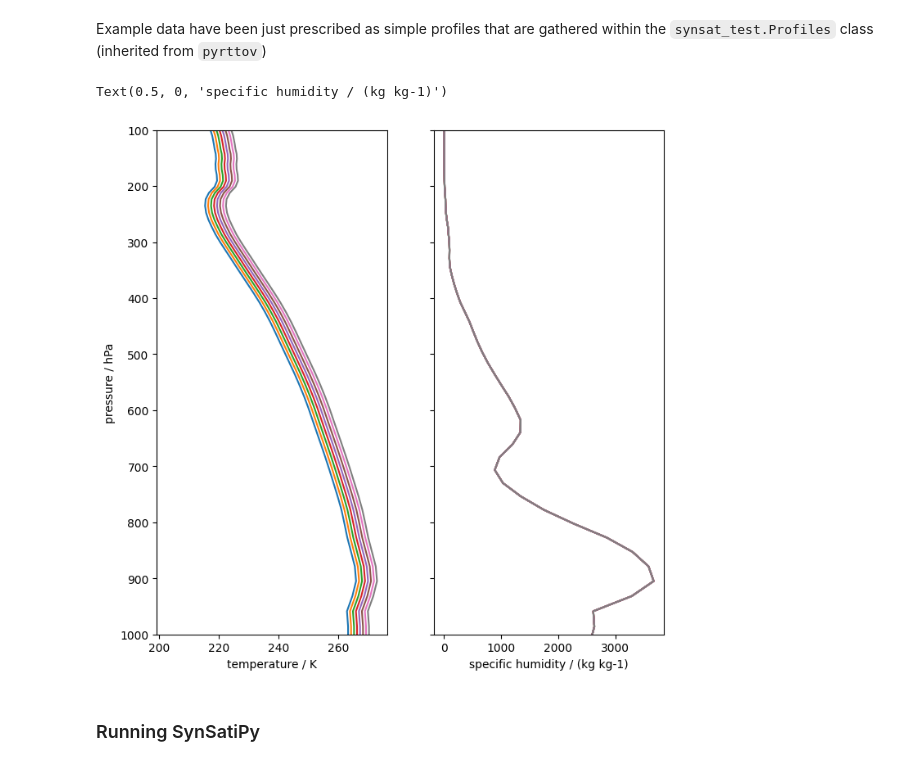
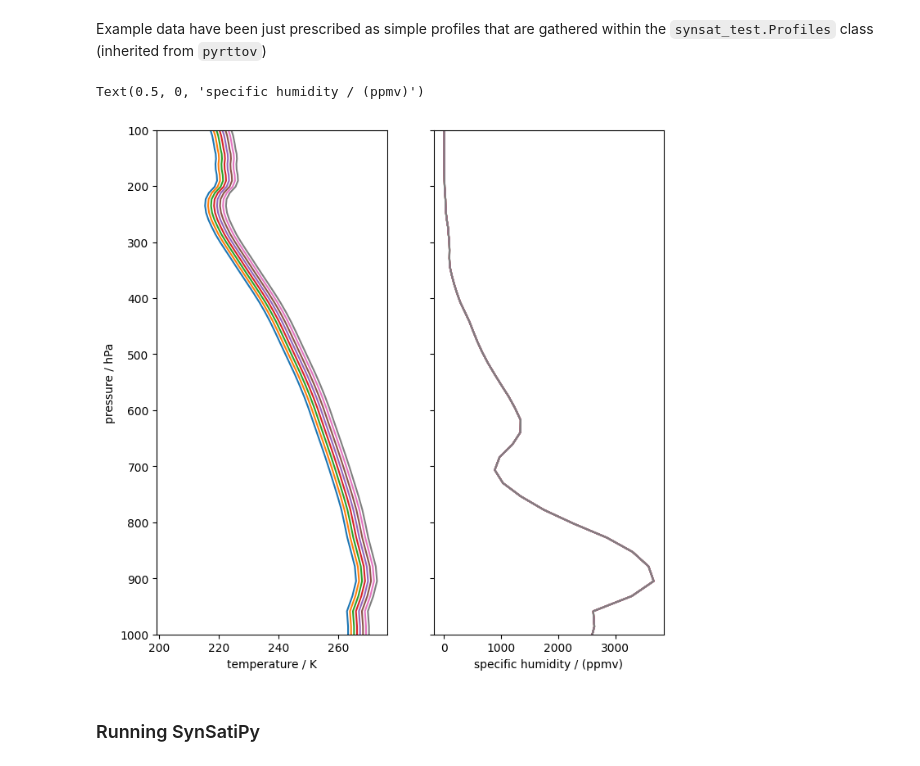
Before and after one commit to fsenf/SynSatiPy, a Jupyter notebook: docs/examples/01-First-Steps-with-SynSatiPy.ipynb, the cells around one changed output. Saved outputs shown, nothing was run; the diff lists cells and outputs as text; code cells hidden in the pictures.

```diff
--- a/docs/examples/01-First-Steps-with-SynSatiPy.ipynb
+++ b/docs/examples/01-First-Steps-with-SynSatiPy.ipynb
@@ -43,23 +39,23 @@ Example data have been just prescribed as simple profiles that are gathered with
 # %%
 fig, axs = plt.subplots( ncols = 2, figsize = (8,8), sharey = True)
 nprof = synsat_test.Profiles.Nprofiles
 
 for iprof in range( nprof ):
     p = synsat_test.Profiles.P[iprof]
     T = synsat_test.Profiles.T[iprof]
     q = synsat_test.Profiles.Q[iprof]
 
     axs[0].plot(T,p)
 
     axs[1].plot(q,p)
 
 axs[0].set_ylim(1000,100)
 axs[0].set_ylabel('pressure / hPa')
 axs[0].set_xlabel('temperature / K')
-axs[1].set_xlabel('specific humidity / (kg kg-1)')
+axs[1].set_xlabel('specific humidity / (ppmv)')
 # %% [output]
-Text(0.5, 0, 'specific humidity / (kg kg-1)')
+Text(0.5, 0, 'specific humidity / (ppmv)')
-[figure, old version]
+[figure, new version]
 # %% [markdown]
 ### Running SynSatiPy
 # %%
```
Also changed, not shown: parts of 3 cells of this notebook.
